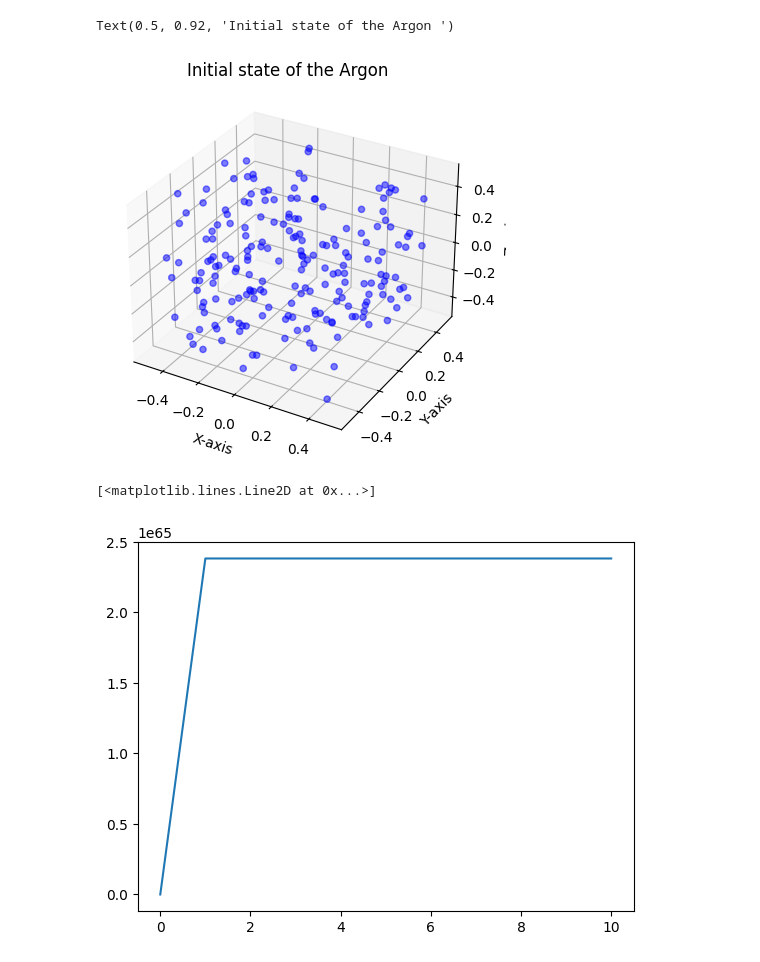
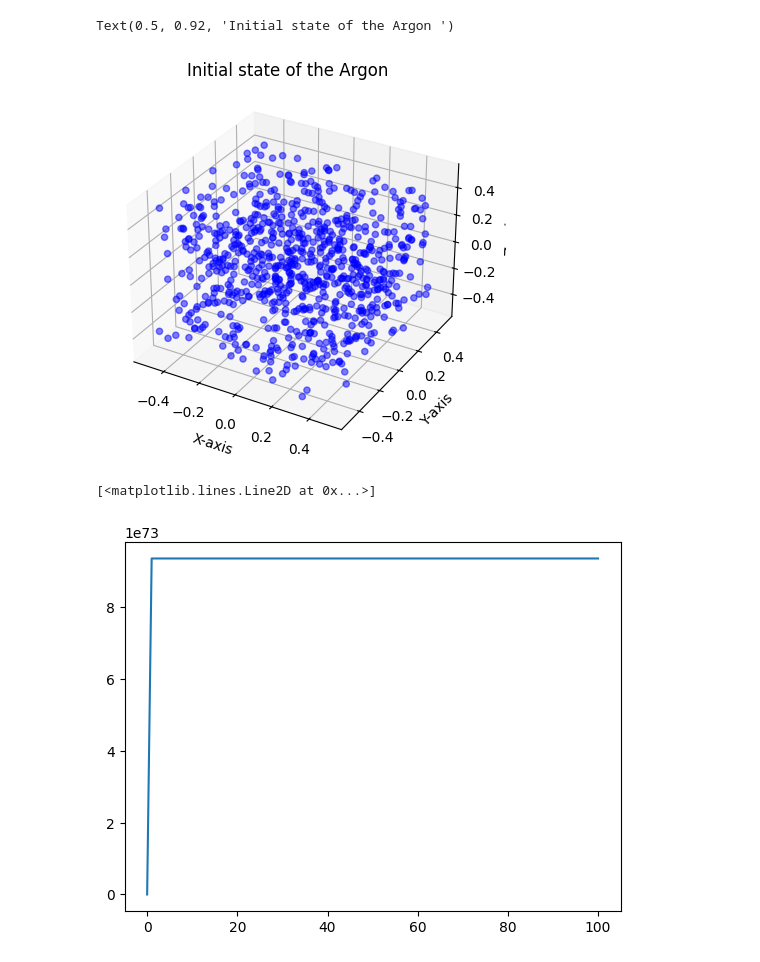
Before and after one commit to corinnawegner/Computational-physics, a Jupyter notebook: Project 3/Problem 1.ipynb, the cells around one changed output. Saved outputs shown, nothing was run; the diff lists cells and outputs as text; code cells hidden in the pictures.

```diff
--- a/Project 3/Problem 1.ipynb
+++ b/Project 3/Problem 1.ipynb
@@ -6,5 +22,5 @@ import time
 # %%
-N_0 = 200
+N_0 = 800
 h = 0.032
 m = 48
 T = 1
@@ -39,7 +55,42 @@ def arange_without(i):
     return result_array
 
 def F(r):
-    return np.array([np.sum(np.array([f(r[i], r[k]) for k in arange_without(i)]), axis=0) for i in range(r.shape[0])])
+    # return np.array([np.sum(np.array([f(r[i], r[k]) for k in arange_without(i)]), axis=0) for i in range(r.shape[0])])
+    #return [f(r[i], r[k]) for k in arange_without(i)] pool.map()
+
+    pool = ProcessPool(nodes=4)
+    results = pool.map(f_subprocess, (r for i in range(r.shape[0])), range(r.shape[0]))
+    return np.array(results)
+
+def f_sum(r, i):
+    #[f(r[i], r[k]) for k in arange_without(i)]
+    aw = arange_without(i)
+    pool.map(f, r[i], r[aw])
+
+def f_subprocess(r, i):
+    import numpy as np
+
+    N_0 = 800
+    h = 0.032
+    m = 48
+    T = 1
+    L = 1
+
+    list_pbc = [[0,0,0],[L,0,0],[0,L,0],[0,0,L],[-L,0,0],[0,-L,0],[0,0,-L]]
+    list_pbc = np.array(list_pbc)
+
+    def arange_without(i):
+        original_array = np.arange(N_0)
+        result_array = original_array[original_array != i]
+        return result_array
+
+    def f(r_i, r_j):
+        r_ij = np.sqrt(np.sum([np.min([(r_i[d]-r_j[d]+vec_L[d])**2 for vec_L in list_pbc]) for d in range(2)]))
+        f_x = m*(r_i[0]-r_j[0])*(r_ij**(-14)+0.5*r_ij**(-8))
+        f_y = m*(r_i[1]-r_j[1])*(r_ij**(-14)+0.5*r_ij**(-8))
+        f_z = m*(r_i[2]-r_j[2])*(r_ij**(-14)+0.5*r_ij**(-8))
+        return np.array([f_x, f_y, f_z])
+    return np.sum(np.array([f(r[i], r[k]) for k in arange_without(i)]), axis=0)
 
 def verlet_step(r, v):
     v_tilde = v + h/(2*m)*F(r)
@@ -51,7 +102,7 @@ def verlet_step(r, v):
 def verlet_algorithm(r_0, v_0, num_steps):
     list_r = [r_0]
     list_v = [v_0]
-    for t in range(num_steps):
+    for t in tqdm(range(num_steps)):
         r_new, v_new = verlet_step(list_r[-1], list_v[-1])
         list_r.append(r_new)
         list_v.append(v_new)
@@ -86,12 +137,11 @@ ax.set_title('Initial state of the Argon ')
 #plt.show()
 # %% [output]
 Text(0.5, 0.92, 'Initial state of the Argon ')
-[figure, old version]
+[figure, new version]
 # %%
-t_max = 10
+t_max = 100
 r_total, v_total = verlet_algorithm(r_0, v_0, t_max)
 T_total = [Temperature(v_t) for v_t in v_total]
-plt.plot(np.arange(t_max+1), T_total)
 # %% [output]
 [<matplotlib.lines.Line2D at 0x...>]
-[figure, old version]
+[figure, new version]
```
Also changed, not shown: parts of 7 cells of this notebook.
